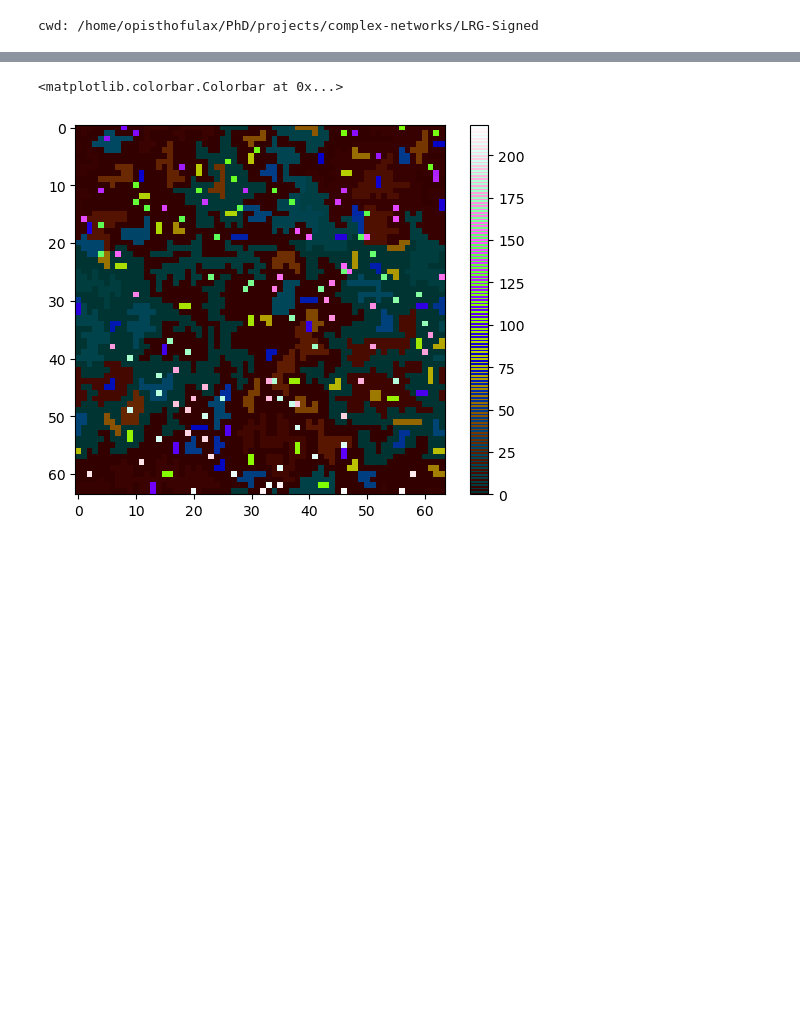
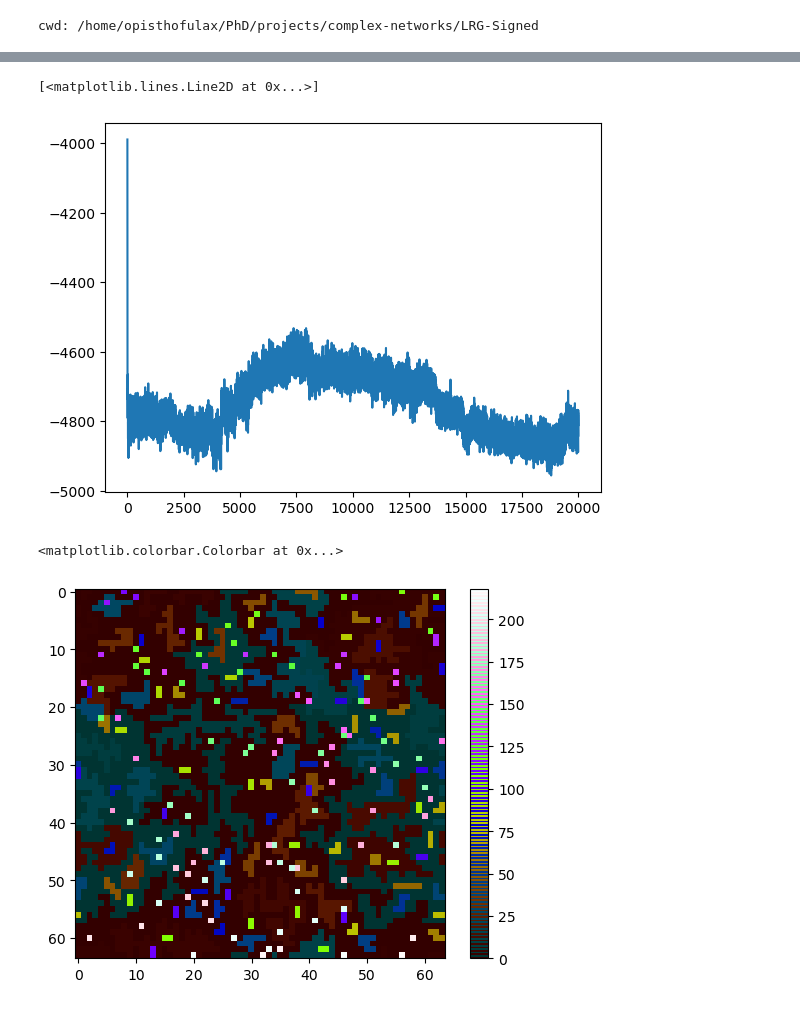
Before and after one commit to giulioiannelli/lrgsglib-public, a Jupyter notebook: notebooks/lattc2dsq_IsingDynamics.ipynb, the cells around one changed output, grey strips where cells are left out. Cells and saved outputs as stored; diff of their text form; code cells hidden in the pictures; blank space fills up the shorter version.

```diff
--- a/notebooks/lattc2dsq_IsingDynamics.ipynb
+++ b/notebooks/lattc2dsq_IsingDynamics.ipynb
@@ -80,3 +83,8 @@ plt.savefig(f"data/plot/eigenv_{tit}.png", dpi=150)
+# %%
+plt.plot(a)
+# %% [output]
+[<matplotlib.lines.Line2D at 0x...>]
+[figure, added]
 # %%
 def map_tuple_to_numeric(tuple_value):
     # You can use a weighted sum of the tuple elements as an example
```
Also changed, not shown: parts of 4 cells of this notebook, 18 other files.
